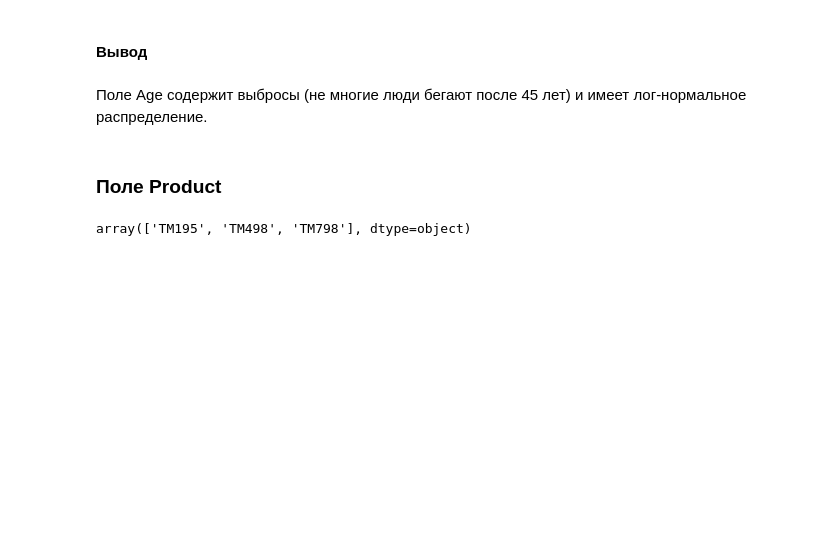
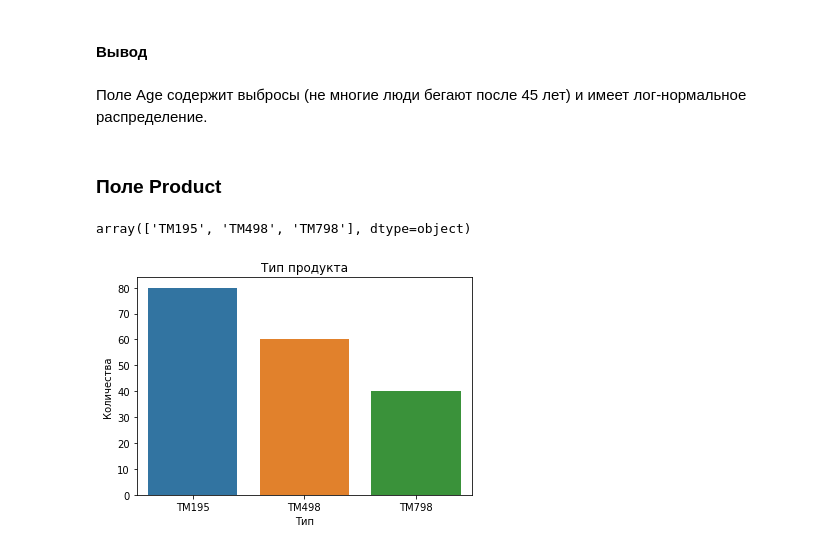
Before and after one commit to Chularev/kaggle_competitions, a Jupyter notebook: CardioGoodFitness/notebook.ipynb, the cells around one changed output. Drawn from its saved outputs; the diff is of its cells as text; code cells hidden in the pictures; blank space fills up the shorter version.

Commit message:
added plot

```diff
--- a/CardioGoodFitness/notebook.ipynb
+++ b/CardioGoodFitness/notebook.ipynb
@@ -258,3 +258,12 @@ do_test(result.pvalue)
 data['Product'].unique()
 # %% [output]
 array(['TM195', 'TM498', 'TM798'], dtype=object)
+# %%
+sns.countplot(x=data['Product']).set(
+    title='Тип продукта',
+    xlabel='Тип',
+    ylabel='Количества'
+)
+plot.show()
+# %% [output]
+[figure, added]
```
